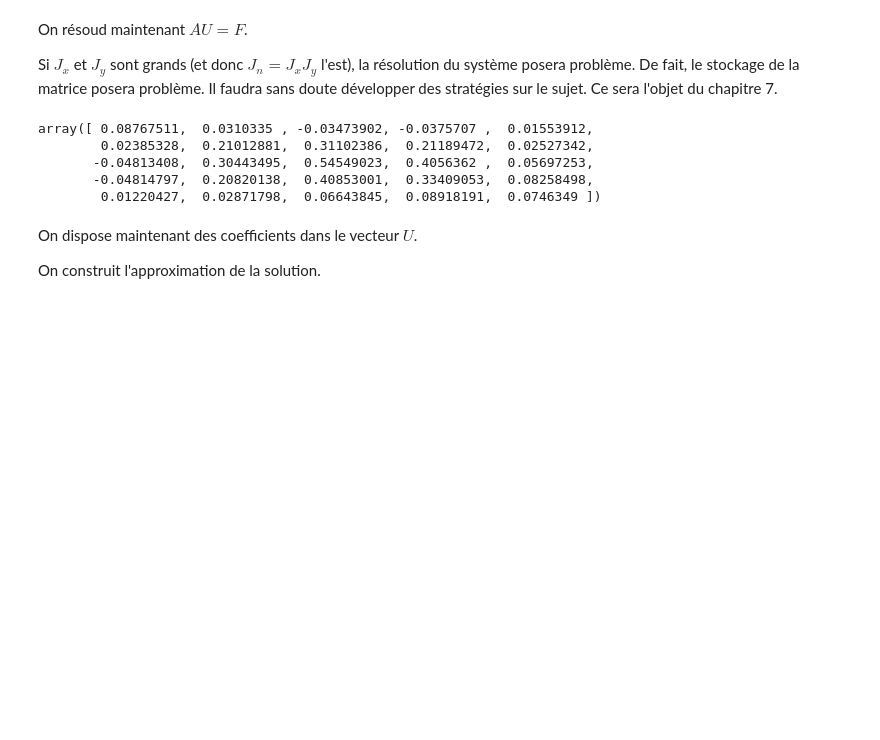
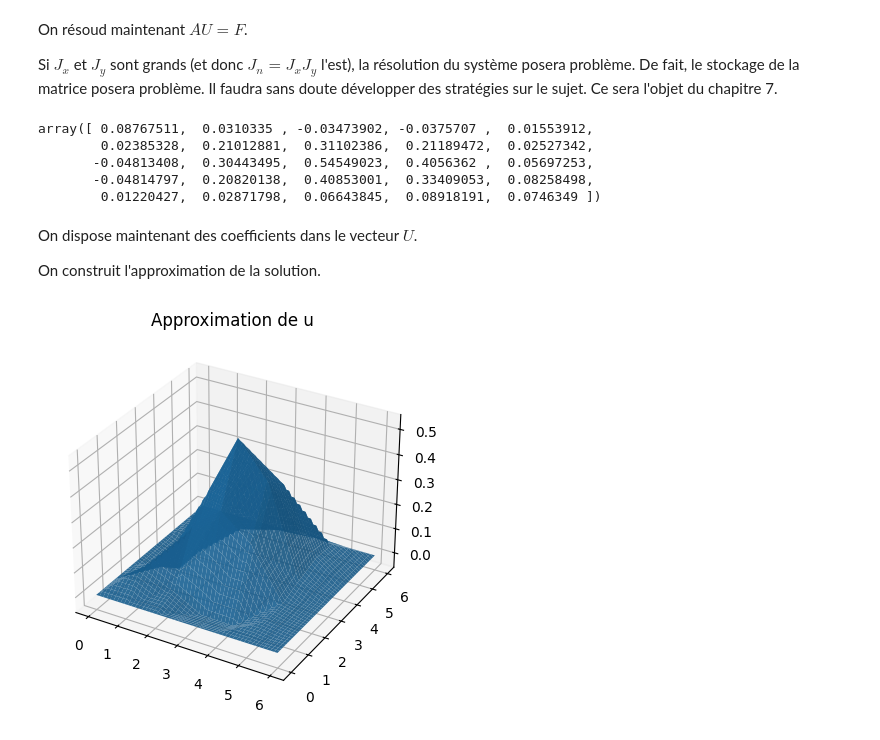
Before and after one commit to cagnol/PDE-Lab-2025, a Jupyter notebook: TD-Chapitre5.ipynb, the cells around one changed output. Saved outputs shown, nothing was run; the diff lists cells and outputs as text; code cells hidden in the pictures; blank space fills up the shorter version.

```diff
--- a/TD-Chapitre5.ipynb
+++ b/TD-Chapitre5.ipynb
@@ -425,3 +425,23 @@ def u_approx(x,y):
     # que leur support contient (x,y) !
 
     return val
+# %%
+u_vect = np.vectorize(u_approx, otypes=[np.float64])
+
+fig = plt.figure()
+ax = plt.axes(projection='3d')
+
+x = np.arange(0, Lx, 0.01)
+y = np.arange(0, Ly, 0.01)
+
+X, Y = np.meshgrid(x, y)
+Z = u_vect(X,Y)
+
+# On représente le graphe en 3D
+
+surf = ax.plot_surface(X, Y, Z, alpha=0.9)
+
+plt.title("Approximation de u")
+plt.show()
+# %% [output]
+[figure, added]
```
